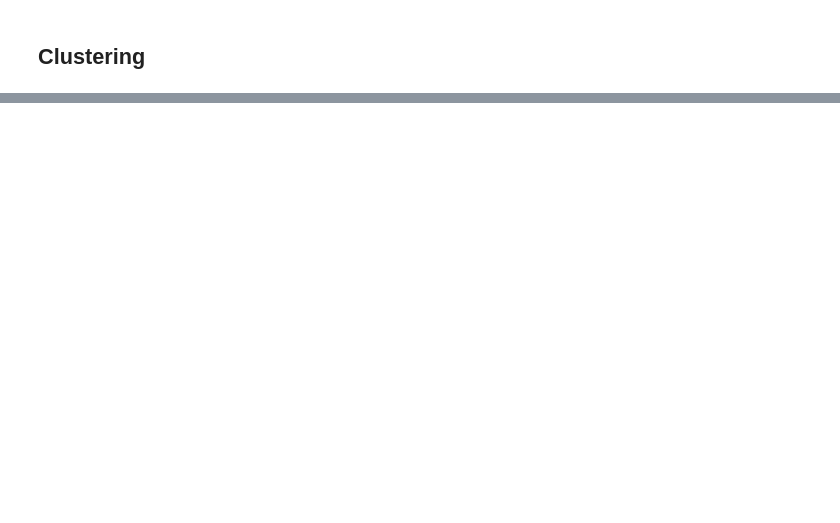
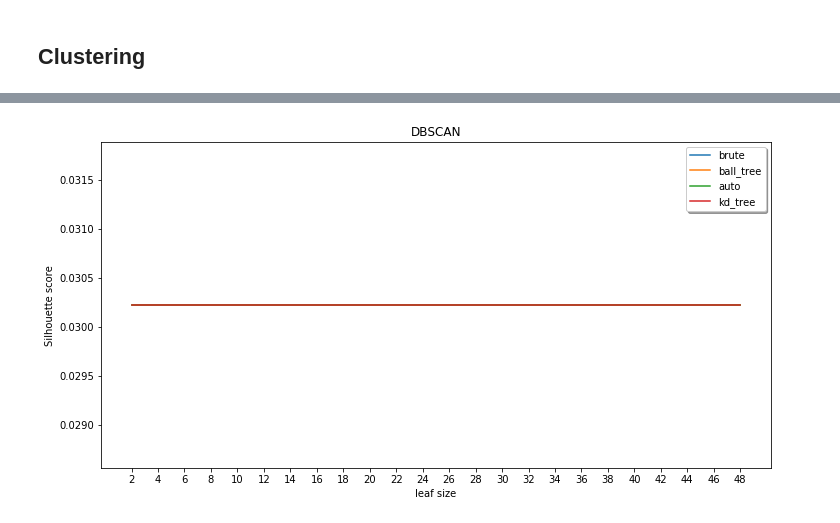
Before and after one commit to MartinXPN/Tecnico, a Jupyter notebook: DataScience/Project - dataset1.ipynb, the cells around one changed output, grey strips where cells are left out. Cells and saved outputs as stored; diff of their text form; code cells hidden in the pictures; blank space fills up the shorter version.

```diff
--- a/DataScience/Project - dataset1.ipynb
+++ b/DataScience/Project - dataset1.ipynb
@@ -861,0 +889,19 @@ rules[(rules['antecedent_len']>=2)]
+# %%
+algorithms = {'auto', 'ball_tree', 'kd_tree', 'brute'}
+leaf_sizes = list(range(2, 50, 2))
+
+performance = {}
+for algo in algorithms:
+    performance[algo] = []
+    for l in leaf_sizes:
+        X = data.loc[:, ~data.columns.isin(['class'])]
+        db = DBSCAN(eps=0.5, min_samples=2, algorithm=algo, leaf_size=l)
+        labels = db.fit_predict(X)
+        performance[algo].append(metrics.silhouette_score(X, labels))
+
+plt.figure(figsize=(12, 6))
+plt.xticks(min_samples)
+func.multiple_line_chart(plt.gca(), min_samples, performance, 'DBSCAN', 'leaf size', 'Silhouette score', plot_legend=True)
+plt.show()
+# %% [output]
+[figure, added]
```
Also changed, not shown: parts of 26 cells of this notebook.
